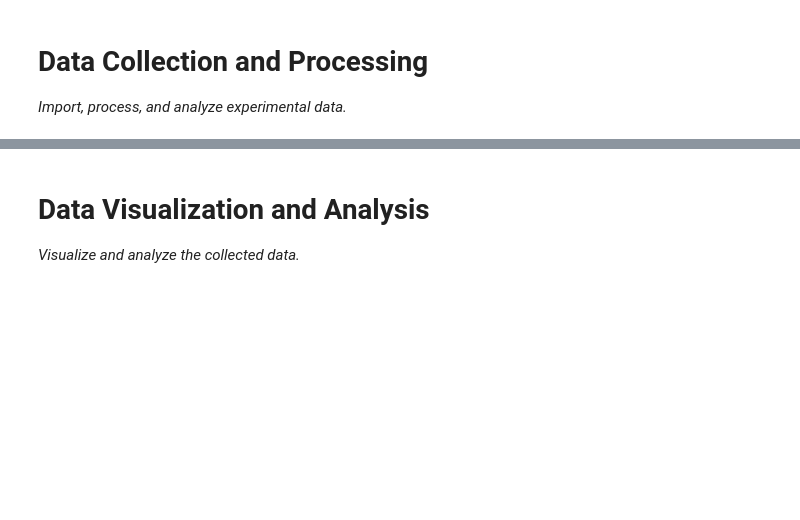
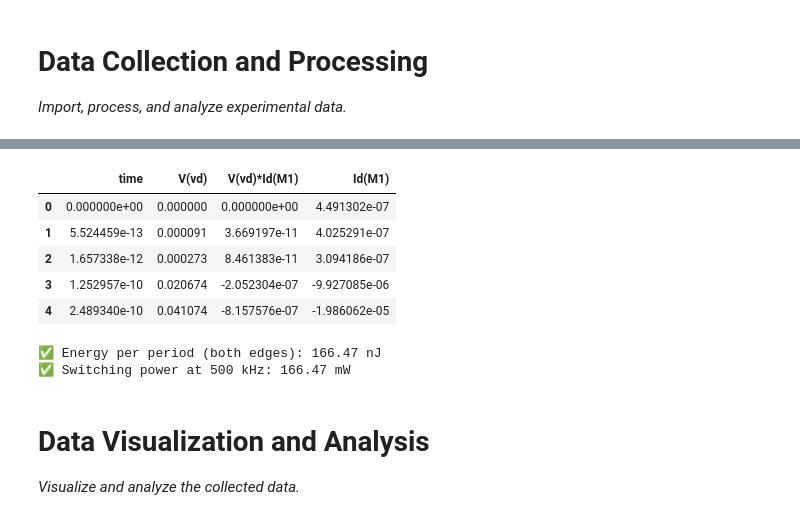
Before and after one commit to Ashu-NT/power_electronics_lab, a Jupyter notebook: src/Lab_2.ipynb, the cells around one changed output, grey strips where cells are left out. Drawn from its saved outputs; the diff is of its cells as text; code cells hidden in the pictures; blank space fills up the shorter version.

```diff
--- a/src/Lab_2.ipynb
+++ b/src/Lab_2.ipynb
@@ -211,23 +211,24 @@ import pandas as pd
 # Use the code below if you want to read single .csv files
 # Pull a .csv and .txt files in the data folder
 
-IS_DATA_AVAILABLE = False
-simulation_data_path = "../data/tek0001CH1.csv" # Enter path to simulation data
-oscilloscope_data_path_ch1 = "../data/tek0001CH1.csv" # Enter path to chanel 1 oscilloscope data
-oscilloscope_data_path_ch2 = "../data/tek0001CH2.csv" # Enter path to chanel 2 osilloscope data
+IS_DATA_AVAILABLE = True
+simulation_data_path = "../data/Prep_Data/Mosfet_Switch.txt" # Enter path to simulation data
+#oscilloscope_data_path_ch1 = "../data/tek0001CH1.csv" # Enter path to chanel 1 oscilloscope data
+#oscilloscope_data_path_ch2 = "../data/tek0001CH2.csv" # Enter path to chanel 2 osilloscope data
 
 
 cleaned_sim_data = pd.DataFrame()
 cleaned_ch1_data = pd.DataFrame()
-cleaned_ch1_data = pd.DataFrame()
+cleaned_ch2_data = pd.DataFrame()
 
 if IS_DATA_AVAILABLE:
     sim_data = import_simulation_data(simulation_data_path)
-    ch1_data = import_measurement_data(oscilloscope_data_path_ch1)
-    ch2_data = import_measurement_data(oscilloscope_data_path_ch2)
+    #ch1_data = import_measurement_data(oscilloscope_data_path_ch1)
+    #ch2_data = import_measurement_data(oscilloscope_data_path_ch2)
 
     # Processing the data
 
     cleaned_sim_data = process_sim_data (sim_data)
-    cleaned_ch1_data = process_single_csv(ch1_data)
-    cleaned_ch2_data =process_single_csv(ch2_data)
+    #cleaned_ch1_data = process_single_csv(ch1_data)
+    #cleaned_ch2_data =process_single_csv(ch2_data)
+# %% [output]
@@ -234,3 +236,55 @@ if IS_DATA_AVAILABLE:
+|  | time | V(vd) | V(vd)*Id(M1) | Id(M1) |
+| 0 | 0.000000e+00 | 0.000000 | 0.000000e+00 | 4.491302e-07 |
+| 1 | 5.524459e-13 | 0.000091 | 3.669197e-11 | 4.025291e-07 |
+| 2 | 1.657338e-12 | 0.000273 | 8.461383e-11 | 3.094186e-07 |
+| 3 | 1.252957e-10 | 0.020674 | -2.052304e-07 | -9.927085e-06 |
+| 4 | 2.489340e-10 | 0.041074 | -8.157576e-07 | -1.986062e-05 |
+# %%
+import numpy as np
+
+# Extract time and power data
+time = cleaned_sim_data["time"]
+power = cleaned_sim_data["V(vd)*Id(M1)"]
+
+# Check time alignment (critical for edge detection)
+pwm_period = 2e-6  # 2µs period (from V1's PULSE settings)
+rise_time = 0.0     # Rising edge starts at t=0
+fall_time = 1e-6    # Falling edge at 50% duty cycle (1µs for 2µs period)
+edge_window = 20e-9 # 20ns transition time
+
+# Define masks for BOTH rising and falling edges
+mask_rise = (time >= rise_time) & (time <= rise_time + edge_window)
+mask_fall = (time >= fall_time) & (time <= fall_time + edge_window)
+
+# Combine masks to capture both edges in one period
+mask_combined = mask_rise | mask_fall
+
+# Check data sufficiency
+if np.sum(mask_combined) < 2:
+    print("⚠️ Insufficient data points. Reduce simulation timestep to ≤1ns.")
+else:
+    # Integrate power over BOTH edges
+    E_sw_per_period = np.trapezoid(power[mask_combined], time[mask_combined])
+
+    # Switching frequency and transitions per second
+    f_pwm = 500e3  # 500 kHz
+    transitions_per_second = 2 * f_pwm  # 2 edges per period
+
+    # Average switching power
+    P_sw = E_sw_per_period * transitions_per_second
+
+    print(f"✅ Energy per period (both edges): {E_sw_per_period*1e9:.2f} nJ")
+    print(f"✅ Switching power at {f_pwm/1e3:.0f} kHz: {P_sw*1e3:.2f} mW")
+
+    #Constants (update with your values)
+
+    f_pwm_range = np.linspace(10e3, 1e6, 50)  # Sweep from 10 kHz to 1 MHz
+
+    # Calculate switching power for each frequency
+    P_sw = E_sw_per_period * f_pwm_range  # P_sw = E_sw_per_period * f_pwm
+# %% [output]
+✅ Energy per period (both edges): 166.47 nJ
+✅ Switching power at 500 kHz: 166.47 mW
 # %%
 # Use the code below if you want to read multiple .csv files
 from logger import logging
```
Also changed, not shown: parts of 6 cells of this notebook, 6 other files.
